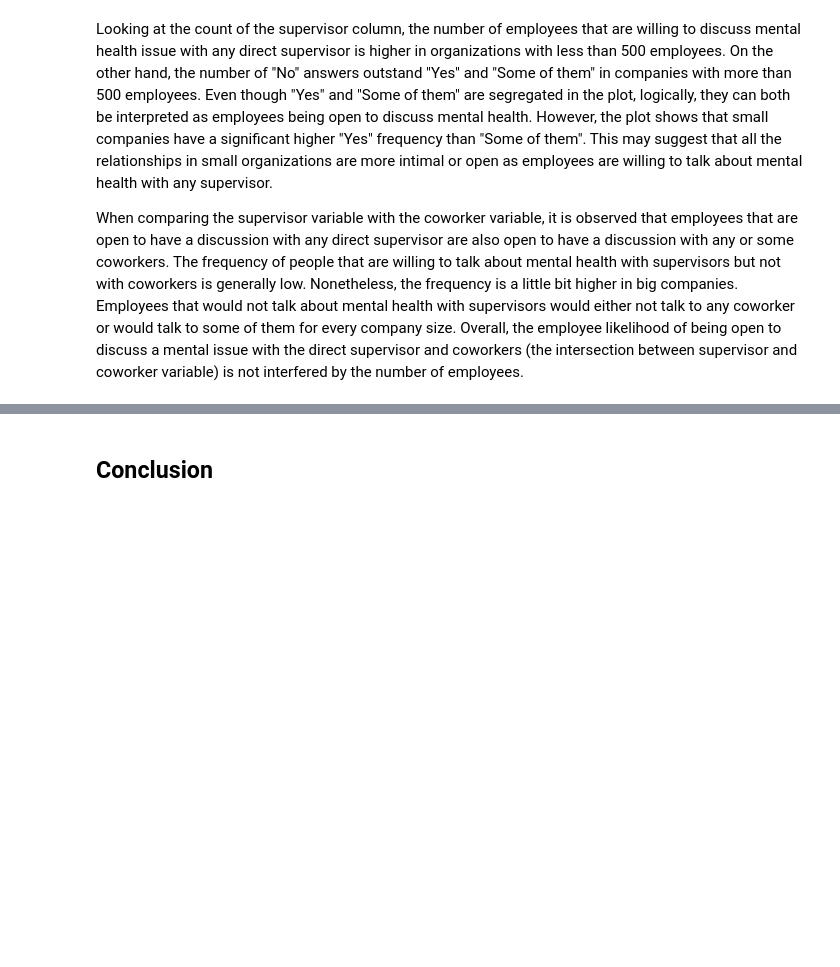
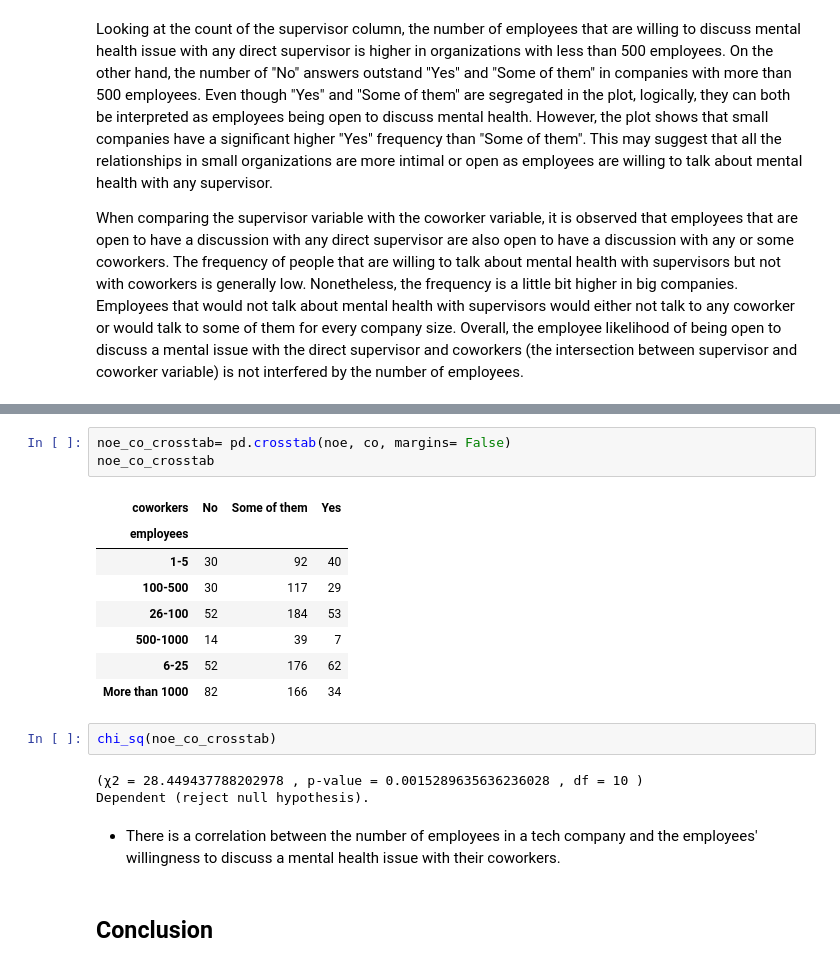
Before and after one commit to cltomiyama/MentalHealthSurvey_analysis, a Jupyter notebook: analysis/carolina/analysis_notebook.ipynb, the cells around one changed output, grey strips where cells are left out. Cells and saved outputs as stored; diff of their text form; blank space fills up the shorter version.

```diff
--- a/analysis/carolina/analysis_notebook.ipynb
+++ b/analysis/carolina/analysis_notebook.ipynb
@@ -566,3 +639,22 @@ When comparing the supervisor variable with the coworker variable, it is observe
+# %%
+noe_co_crosstab= pd.crosstab(noe, co, margins= False)
+noe_co_crosstab
+# %% [output]
+| coworkers | No | Some of them | Yes |
+| employees |  |  |  |
+| 1-5 | 30 | 92 | 40 |
+| 100-500 | 30 | 117 | 29 |
+| 26-100 | 52 | 184 | 53 |
+| 500-1000 | 14 | 39 | 7 |
+| 6-25 | 52 | 176 | 62 |
+| More than 1000 | 82 | 166 | 34 |
+# %%
+chi_sq(noe_co_crosstab)
+# %% [output]
+(χ2 = 28.449437788202978 , p-value = 0.0015289635636236028 , df = 10 )
+Dependent (reject null hypothesis).
+# %% [markdown]
+- There is a correlation between the number of employees in a tech company and the employees' willingness to discuss a mental health issue with their coworkers.
 # %% [markdown]
 ## Conclusion
 # %% [markdown]
```
Also changed, not shown: parts of 16 cells of this notebook, 4 other files.
